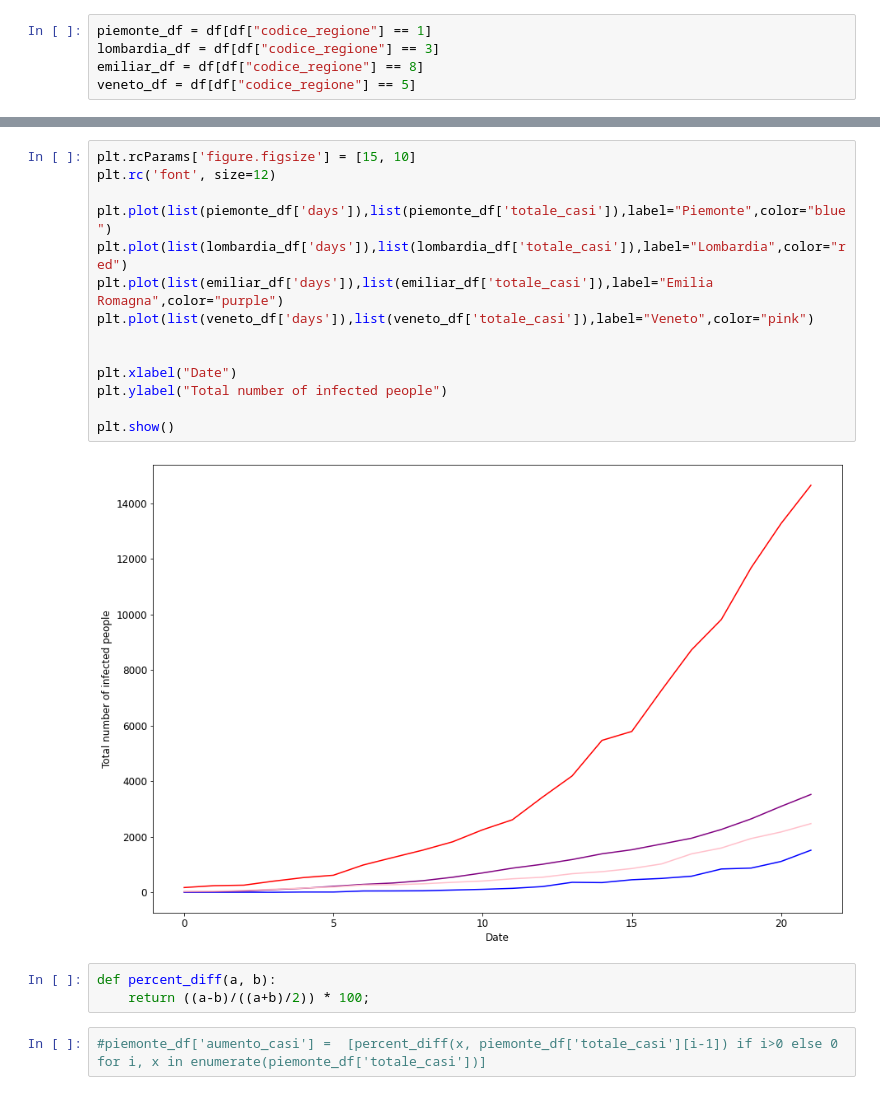
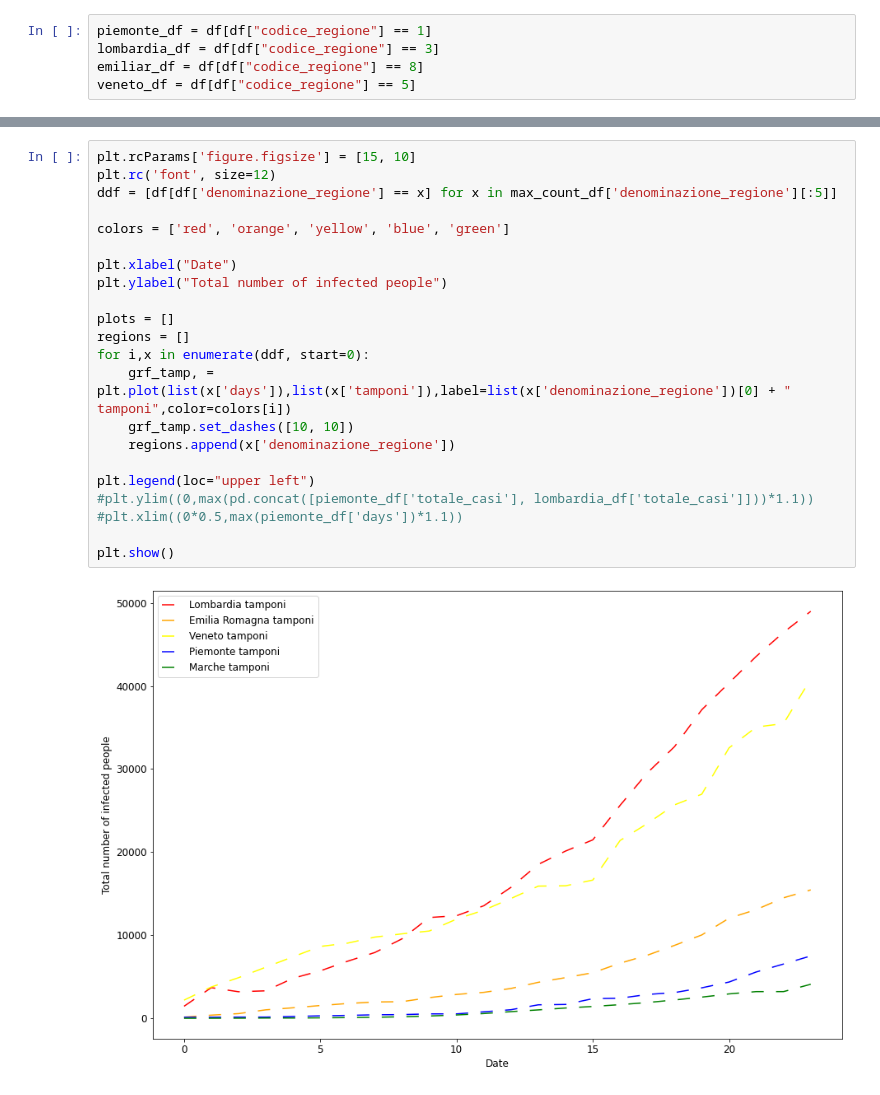
Before and after one commit to obiSerra/covid-19, a Jupyter notebook: Regions.ipynb, the cells around one changed output, grey strips where cells are left out. Cells and saved outputs as stored; diff of their text form.

Commit message:
regions and tests

```diff
--- a/Regions.ipynb
+++ b/Regions.ipynb
@@ -110,21 +110,24 @@ plt.show()
-# %%
-plt.rcParams['figure.figsize'] = [15, 10]
-plt.rc('font', size=12)
-
-plt.plot(list(piemonte_df['days']),list(piemonte_df['totale_casi']),label="Piemonte",color="blue")
-plt.plot(list(lombardia_df['days']),list(lombardia_df['totale_casi']),label="Lombardia",color="red")
-plt.plot(list(emiliar_df['days']),list(emiliar_df['totale_casi']),label="Emilia Romagna",color="purple")
-plt.plot(list(veneto_df['days']),list(veneto_df['totale_casi']),label="Veneto",color="pink")
-
-
-plt.xlabel("Date")
-plt.ylabel("Total number of infected people")
-
-plt.show()
-# %% [output]
-[figure, removed]
-# %%
-def percent_diff(a, b):
-    return ((a-b)/((a+b)/2)) * 100;
-# %%
-#piemonte_df['aumento_casi'] =  [percent_diff(x, piemonte_df['totale_casi'][i-1]) if i>0 else 0 for i, x in enumerate(piemonte_df['totale_casi'])]
+# %%
+plt.rcParams['figure.figsize'] = [15, 10]
+plt.rc('font', size=12)
+ddf = [df[df['denominazione_regione'] == x] for x in max_count_df['denominazione_regione'][:5]]
+
+colors = ['red', 'orange', 'yellow', 'blue', 'green']
+
+plt.xlabel("Date")
+plt.ylabel("Total number of infected people")
+
+plots = []
+regions = []
+for i,x in enumerate(ddf, start=0):
+    grf_tamp, = plt.plot(list(x['days']),list(x['tamponi']),label=list(x['denominazione_regione'])[0] + " tamponi",color=colors[i])
+    grf_tamp.set_dashes([10, 10])
+    regions.append(x['denominazione_regione'])
+
+plt.legend(loc="upper left")
+#plt.ylim((0,max(pd.concat([piemonte_df['totale_casi'], lombardia_df['totale_casi']]))*1.1))
+#plt.xlim((0*0.5,max(piemonte_df['days'])*1.1))
+
+plt.show()
+# %% [output]
+[figure, added]
```
Also changed, not shown: parts of 3 cells of this notebook, 1 other file.
